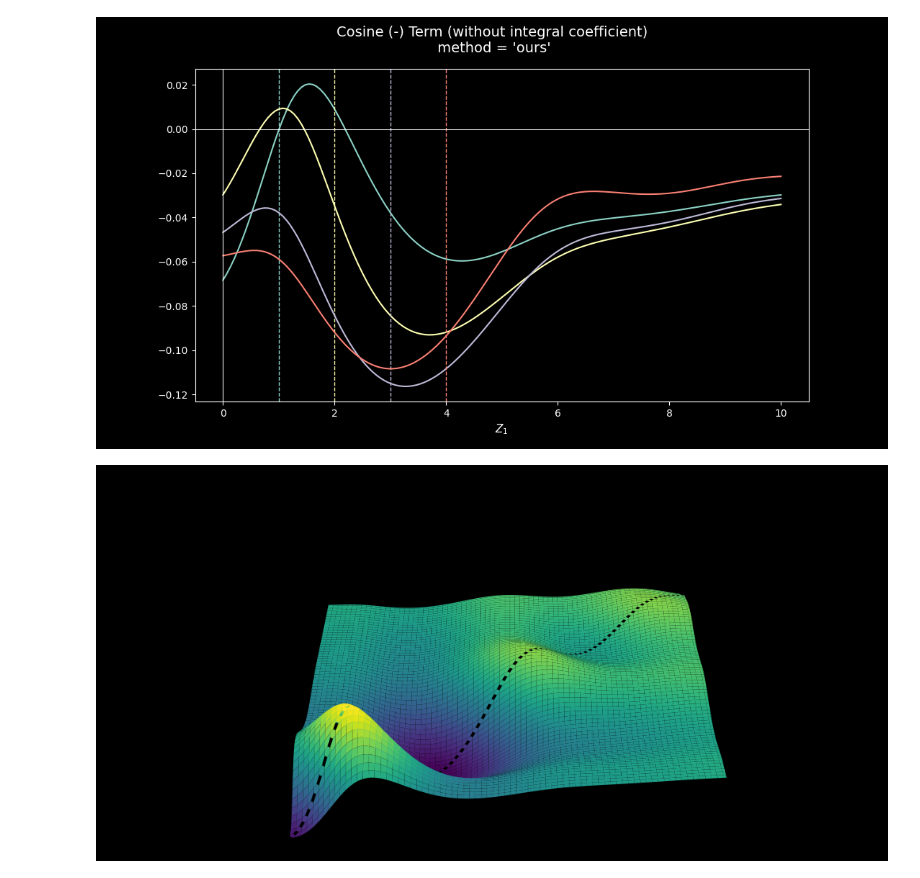
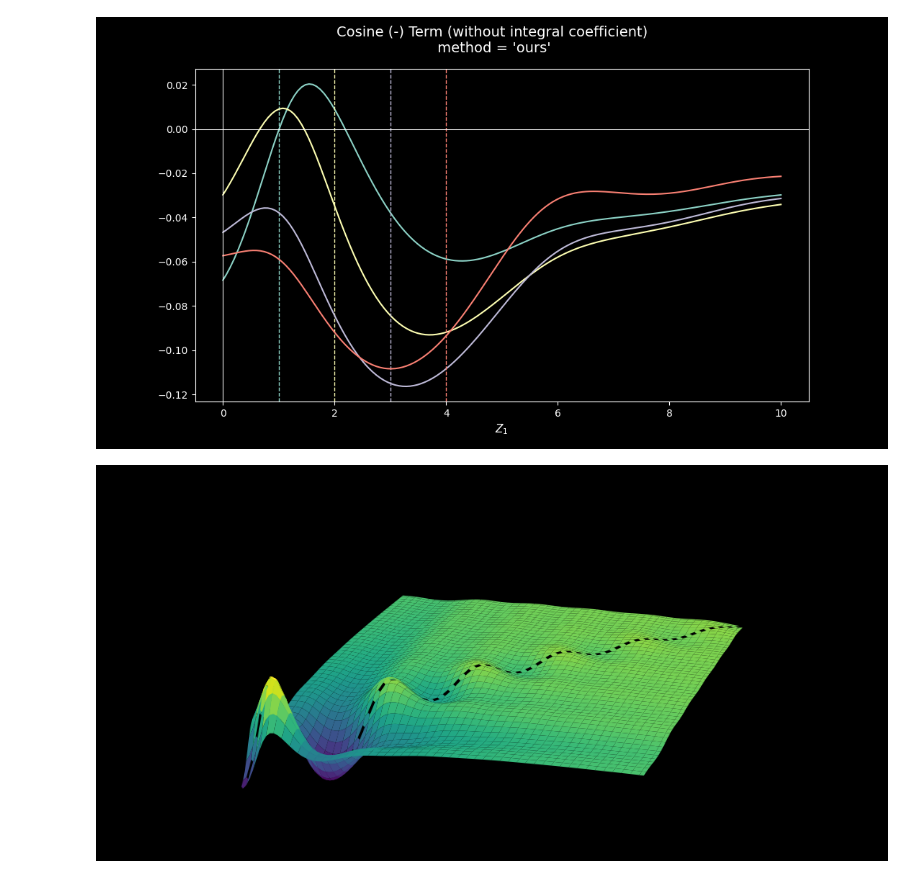
Before and after one commit to pumpkinpieter/slab, a Jupyter notebook: notebooks/Cosine_Minus_Terms/Cosine_Terms.ipynb, the cells around one changed output. Drawn from its saved outputs; the diff is of its cells as text; code cells hidden in the pictures.

```diff
--- a/notebooks/Cosine_Minus_Terms/Cosine_Terms.ipynb
+++ b/notebooks/Cosine_Minus_Terms/Cosine_Terms.ipynb
@@ -35,22 +35,22 @@ This is our hoped for scenario.  Underneath the hood, we are treating $Z_2$ as f
 # %%
 A = SlabExact(symmetric=True)
 # %%
-def expr(Z, Z2=2, method='ours'):
+def expr(Z1, Z2, method='ours'):
     try:
-        len(Z)
-        Z = np.array(Z, dtype=complex)
+        len(Z1)
+        Z1 = np.array(Z1, dtype=complex)
     except TypeError:
-        Z = np.array([Z], dtype=complex)
+        Z1 = np.array([Z1], dtype=complex)
 
-    J = np.zeros(Z.shape + (2, 2), dtype=np.complex128)
+    J = np.zeros(Z1.shape + (2, 2), dtype=np.complex128)
     J[..., 0, 1] = -1
     J[..., 1, 0] = 1
 
-    Cs1 = A.coefficients(Z, Normalizer=A.normalizer(method), mode_type='radiation')
+    Cs1 = A.coefficients(Z1, Normalizer=A.normalizer(method), mode_type='radiation')
     Cs2 = A.coefficients(Z2, Normalizer=A.normalizer(method), mode_type='radiation')
     JCs1 = J @ Cs1
     return 1j * (((JCs1)[...,0][...,np.newaxis,:] @ Cs2[...,0][..., np.newaxis]) -
-                 ((JCs1)[...,-1][...,np.newaxis,:] @ Cs2[...,-1][..., np.newaxis]))[...,0,0] / (Z - Z2)
+                 ((JCs1)[...,-1][...,np.newaxis,:] @ Cs2[...,-1][..., np.newaxis]))[...,0,0] / (Z1 - Z2)
 # %%
 Z1s = np.linspace(.0001, 10, 150)
 Z2s = np.linspace(1, 4, 4)
@@ -81,8 +81,8 @@ ax.set_xlabel("$Z_1$", fontsize=11);
 # plt.legend()
 # %% [output]
 [figure]
-# %%
-fig, ax = A.plot_field_2d_surface(expr, xs=Z1s, zs=Z1s, product_func=False, cstride=2,rstride=2,
-                                 elev=25, azim=-90)
-# %% [output]
-[figure, removed]
+# %%
+plot_xy_surface(expr, .001, 20, .001, 20, part='real', elev=20, azim=-70,
+                colorbar=False, zoom=2.5)
+# %% [output]
+[figure, added]
```
Also changed, not shown: parts of 1 cell of this notebook, 3 other files.
